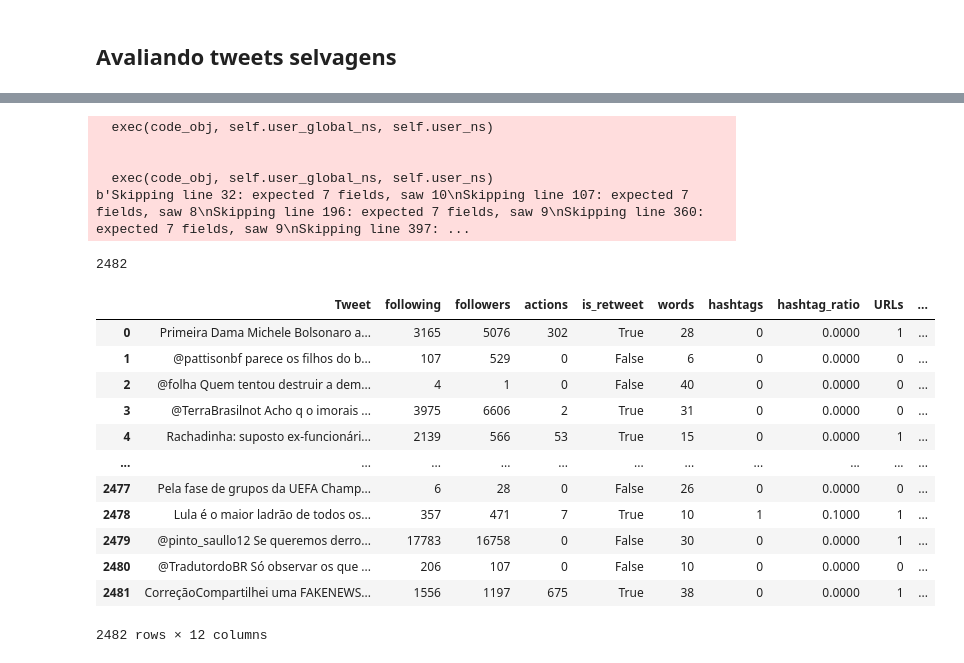
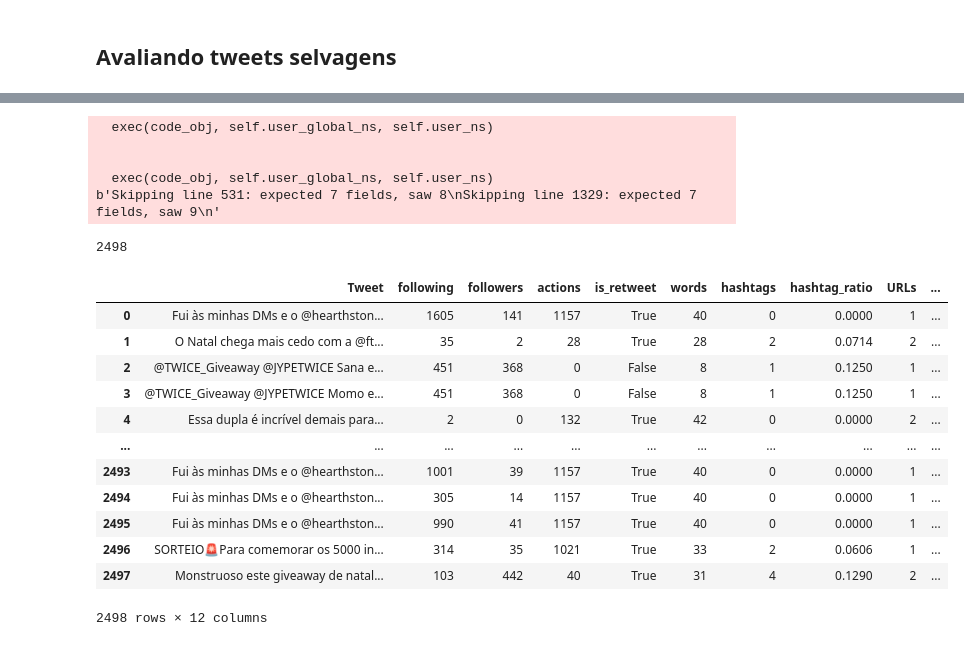
Before and after one commit to claudiotorresjr/datascience_seg, a Jupyter notebook: tweet_spam_detection.ipynb, the cells around one changed output, grey strips where cells are left out. Drawn from its saved outputs; the diff is of its cells as text; code cells hidden in the pictures.

```diff
--- a/DataScience.ipynb
+++ b/tweet_spam_detection.ipynb
@@ -23,8 +23,8 @@
 # %%
 import pandas as pd
 #open the dataframe using pandas
-train_df = pd.read_csv('datascience_seg/utkmls-twitter-spam-detection-competition/train-tweets.csv', delimiter= ',', header = 0)
-test_df = pd.read_csv('datascience_seg/utkmls-twitter-spam-detection-competition/test-tweets.csv')
+train_df = pd.read_csv('datascience_seg/model/dataset/train-tweets.csv', delimiter= ',', header = 0)
+test_df = pd.read_csv('datascience_seg/model/dataset/test-tweets.csv')
 
 train_df = train_df.drop('Unnamed: 7', axis=1)
 train_df = train_df.drop('location', axis=1)
@@ -410,7 +410,7 @@ Count hashtags
 # %%
 import pandas as pd
 
-df = pd.read_csv('datascience_seg/utkmls-twitter-spam-detection-competition/train-tweets-clean.csv', delimiter = ',')
+df = pd.read_csv('datascience_seg/model/dataset/train-tweets-clean.csv', delimiter = ',')
 df
 # %% [output]
 |  | Tweet | following | followers | actions | is_retweet | words | hashtags | hashtag_ratio | URLs | ... |
@@ -849,48 +1094,48 @@ def feature_extraction(df):
     df['words'] = df['Tweet'].apply(count_words)
     df['hashtags'] = df['Tweet'].apply(count_hashtags)
     df['hashtag_ratio'] = df['Tweet'].apply(hashtag_per_word_ratio)
 
     df['URLs'] = df['Tweet'].apply(count_url)
     df['URL_ratio'] = df['Tweet'].apply(URL_per_word_ratio)
 
     df['numbers'] = df['Tweet'].apply(count_numbers)
     df['mentions'] = df['Tweet'].apply(count_mentions)
 
     new_columns = ['Tweet', 'following', 'followers', 'actions', 'is_retweet',
         'words', 'hashtags', 'hashtag_ratio', 'URLs', 'URL_ratio',
         'numbers', 'mentions']
 
     #reorder the columns
     df = df[new_columns]
 
     return df
 
 type_dict = {'Tweet': str, 'following':int, 'followers':int, 'actions': int, 'is_retweet' : bool, 'tweet_url' : str}
-bolso_df = pd.read_csv('datascience_seg/tweets_selvagens/bolsonaro_file.csv', quotechar="'", dtype = type_dict, delimiter = ',', warn_bad_lines=True, error_bad_lines=False)
+bolso_df = pd.read_csv('datascience_seg/tweets_selvagens/giveaway_file.csv', quotechar="'", dtype = type_dict, delimiter = ',', warn_bad_lines=True, error_bad_lines=False)
 print(len(bolso_df.index))
 
 bolso_df = feature_extraction(bolso_df)
 bolso_df
 # %% [output]
   exec(code_obj, self.user_global_ns, self.user_ns)
 
 
   exec(code_obj, self.user_global_ns, self.user_ns)
-b'Skipping line 32: expected 7 fields, saw 10\nSkipping line 107: expected 7 fields, saw 8\nSkipping line 196: expected 7 fields, saw 9\nSkipping line 360: expected 7 fields, saw 9\nSkipping line 397: ...
+b'Skipping line 531: expected 7 fields, saw 8\nSkipping line 1329: expected 7 fields, saw 9\n'
-2482
+2498
 |  | Tweet | following | followers | actions | is_retweet | words | hashtags | hashtag_ratio | URLs | ... |
-| 0 | Primeira Dama Michele Bolsonaro a... | 3165 | 5076 | 302 | True | 28 | 0 | 0.0000 | 1 | ... |
-| 1 | @pattisonbf parece os filhos do b... | 107 | 529 | 0 | False | 6 | 0 | 0.0000 | 0 | ... |
-| 2 | @folha Quem tentou destruir a dem... | 4 | 1 | 0 | False | 40 | 0 | 0.0000 | 0 | ... |
-| 3 | @TerraBrasilnot Acho q o imorais ... | 3975 | 6606 | 2 | True | 31 | 0 | 0.0000 | 0 | ... |
-| 4 | Rachadinha: suposto ex-funcionári... | 2139 | 566 | 53 | True | 15 | 0 | 0.0000 | 1 | ... |
+| 0 | Fui às minhas DMs e o @hearthston... | 1605 | 141 | 1157 | True | 40 | 0 | 0.0000 | 1 | ... |
+| 1 | O Natal chega mais cedo com a @ft... | 35 | 2 | 28 | True | 28 | 2 | 0.0714 | 2 | ... |
+| 2 | @TWICE_Giveaway @JYPETWICE Sana e... | 451 | 368 | 0 | False | 8 | 1 | 0.1250 | 1 | ... |
+| 3 | @TWICE_Giveaway @JYPETWICE Momo e... | 451 | 368 | 0 | False | 8 | 1 | 0.1250 | 1 | ... |
+| 4 | Essa dupla é incrível demais para... | 2 | 0 | 132 | True | 42 | 0 | 0.0000 | 2 | ... |
 | ... | ... | ... | ... | ... | ... | ... | ... | ... | ... | ... |
-| 2477 | Pela fase de grupos da UEFA Champ... | 6 | 28 | 0 | False | 26 | 0 | 0.0000 | 0 | ... |
-| 2478 | Lula é o maior ladrão de todos os... | 357 | 471 | 7 | True | 10 | 1 | 0.1000 | 1 | ... |
-| 2479 | @pinto_saullo12 Se queremos derro... | 17783 | 16758 | 0 | False | 30 | 0 | 0.0000 | 1 | ... |
-| 2480 | @TradutordoBR Só observar os que ... | 206 | 107 | 0 | False | 10 | 0 | 0.0000 | 0 | ... |
-| 2481 | CorreçãoCompartilhei uma FAKENEWS... | 1556 | 1197 | 675 | True | 38 | 0 | 0.0000 | 1 | ... |
+| 2493 | Fui às minhas DMs e o @hearthston... | 1001 | 39 | 1157 | True | 40 | 0 | 0.0000 | 1 | ... |
+| 2494 | Fui às minhas DMs e o @hearthston... | 305 | 14 | 1157 | True | 40 | 0 | 0.0000 | 1 | ... |
+| 2495 | Fui às minhas DMs e o @hearthston... | 990 | 41 | 1157 | True | 40 | 0 | 0.0000 | 1 | ... |
+| 2496 | SORTEIO🚨Para comemorar os 5000 in... | 314 | 35 | 1021 | True | 33 | 2 | 0.0606 | 1 | ... |
+| 2497 | Monstruoso este giveaway de natal... | 103 | 442 | 40 | True | 31 | 4 | 0.1290 | 2 | ... |
-2482 rows × 12 columns
+2498 rows × 12 columns
 # %%
 bolso_df_copy = bolso_df.copy()
 bolso_df_2 = bolso_df_copy.iloc[:, 1:]
```
Also changed, not shown: parts of 44 cells of this notebook, 7 other files.
